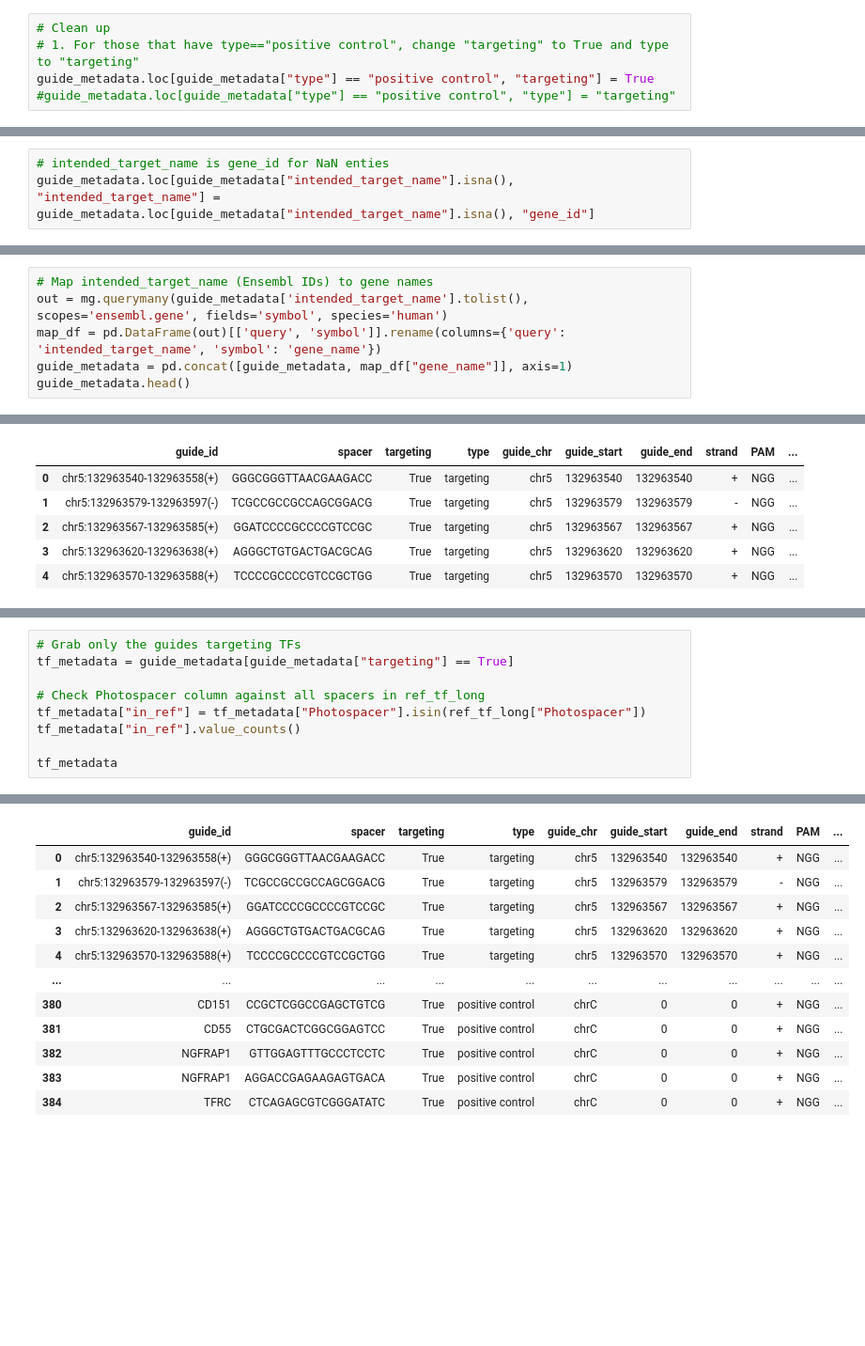
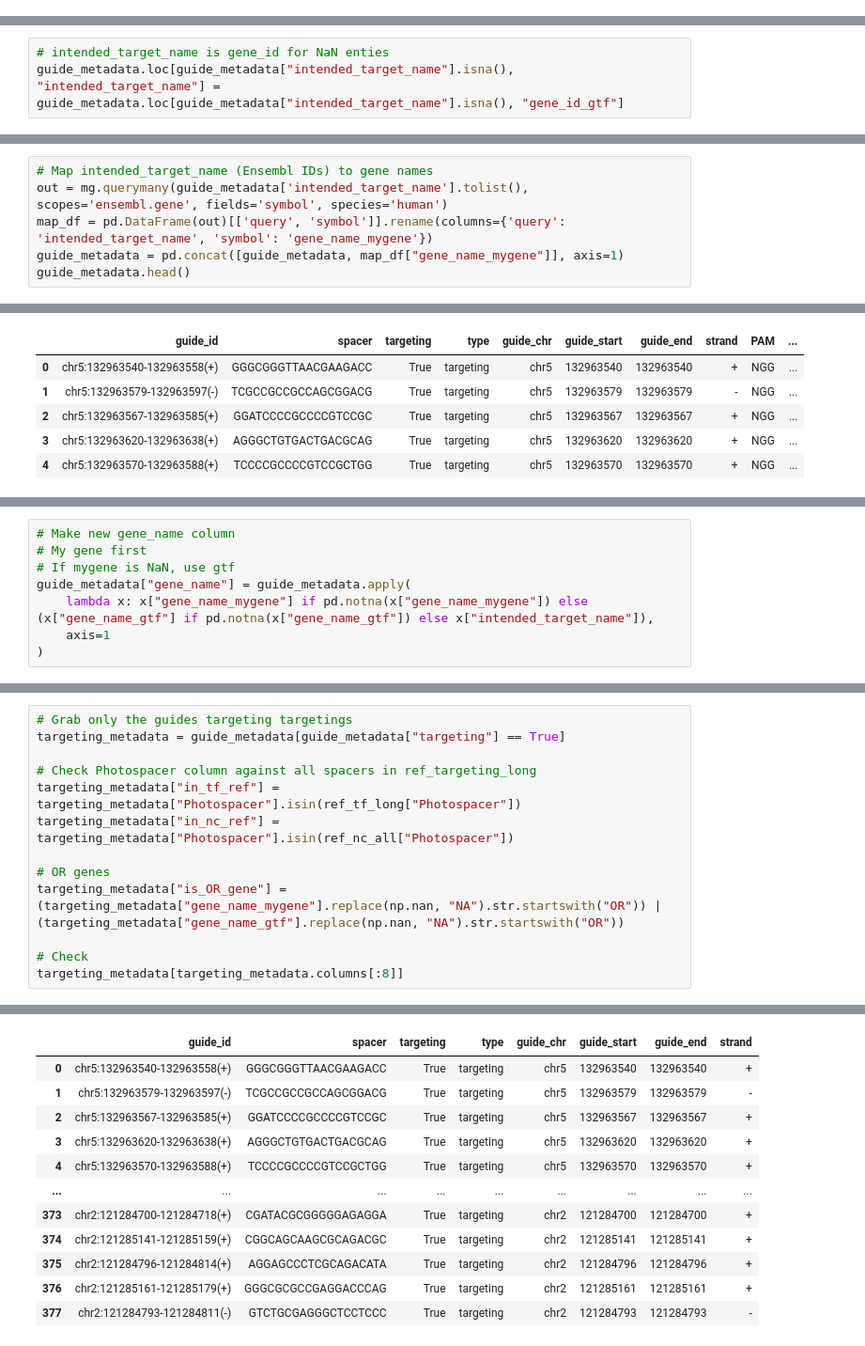
Before and after one commit to adamklie/tf_perturb_seq, a Jupyter notebook: scratch/2025_10_05/benchmark_guide_cleanup.ipynb, the cells around one changed output, grey strips where cells are left out. Shown at 94% size. Saved outputs shown, nothing was run; the diff lists cells and outputs as text; blank space fills up the shorter version.

Commit message:
updated benchmark metadata

```diff
--- a/scratch/2025_10_05/benchmark_guide_cleanup.ipynb
+++ b/scratch/2025_10_05/benchmark_guide_cleanup.ipynb
@@ -206,5 +309,0 @@ guide_metadata.head()
-# %%
-# Clean up
-# 1. For those that have type=="positive control", change "targeting" to True and type to "targeting"
-guide_metadata.loc[guide_metadata["type"] == "positive control", "targeting"] = True
-#guide_metadata.loc[guide_metadata["type"] == "positive control", "type"] = "targeting"
@@ -283,6 +376,6 @@ guide_metadata = guide_metadata.merge(best_hits, on="guide_id", how="left")
 # %%
 # intended_target_name is gene_id for NaN enties
-guide_metadata.loc[guide_metadata["intended_target_name"].isna(), "intended_target_name"] = guide_metadata.loc[guide_metadata["intended_target_name"].isna(), "gene_id"]
+guide_metadata.loc[guide_metadata["intended_target_name"].isna(), "intended_target_name"] = guide_metadata.loc[guide_metadata["intended_target_name"].isna(), "gene_id_gtf"]
 # %%
 len(guide_metadata[guide_metadata["intended_target_name"].isna()])
 # %% [output]
@@ -295,8 +388,8 @@ mg = MyGeneInfo()
 # %%
 # Map intended_target_name (Ensembl IDs) to gene names
 out = mg.querymany(guide_metadata['intended_target_name'].tolist(), scopes='ensembl.gene', fields='symbol', species='human')
-map_df = pd.DataFrame(out)[['query', 'symbol']].rename(columns={'query': 'intended_target_name', 'symbol': 'gene_name'})
-guide_metadata = pd.concat([guide_metadata, map_df["gene_name"]], axis=1)
+map_df = pd.DataFrame(out)[['query', 'symbol']].rename(columns={'query': 'intended_target_name', 'symbol': 'gene_name_mygene'})
+guide_metadata = pd.concat([guide_metadata, map_df["gene_name_mygene"]], axis=1)
 guide_metadata.head()
 # %% [output]
 Input sequence provided is already in string format. No operation performed
@@ -311,0 +415,8 @@ Input sequence provided is already in string format. No operation performed
+# %%
+# Make new gene_name column
+# My gene first
+# If mygene is NaN, use gtf
+guide_metadata["gene_name"] = guide_metadata.apply(
+    lambda x: x["gene_name_mygene"] if pd.notna(x["gene_name_mygene"]) else (x["gene_name_gtf"] if pd.notna(x["gene_name_gtf"]) else x["intended_target_name"]),
+    axis=1
+)
@@ -314,12 +660,16 @@ Input sequence provided is already in string format. No operation performed
 # %%
-# Grab only the guides targeting TFs
-tf_metadata = guide_metadata[guide_metadata["targeting"] == True]
+# Grab only the guides targeting targetings
+targeting_metadata = guide_metadata[guide_metadata["targeting"] == True]
 
-# Check Photospacer column against all spacers in ref_tf_long
-tf_metadata["in_ref"] = tf_metadata["Photospacer"].isin(ref_tf_long["Photospacer"])
-tf_metadata["in_ref"].value_counts()
+# Check Photospacer column against all spacers in ref_targeting_long
+targeting_metadata["in_tf_ref"] = targeting_metadata["Photospacer"].isin(ref_tf_long["Photospacer"])
+targeting_metadata["in_nc_ref"] = targeting_metadata["Photospacer"].isin(ref_nc_all["Photospacer"])
 
-tf_metadata
+# OR genes
+targeting_metadata["is_OR_gene"] = (targeting_metadata["gene_name_mygene"].replace(np.nan, "NA").str.startswith("OR")) | (targeting_metadata["gene_name_gtf"].replace(np.nan, "NA").str.startswith("OR"))
+
+# Check
+targeting_metadata[targeting_metadata.columns[:8]]
 # %% [output]
 A value is trying to be set on a copy of a slice from a DataFrame.
 Try using .loc[row_indexer,col_indexer] = value instead
@@ -329,12 +689,12 @@ See the caveats in the documentation: https://pandas.pydata.org/pandas-docs/stab
-|  | guide_id | spacer | targeting | type | guide_chr | guide_start | guide_end | strand | PAM | ... |
-| 0 | chr5:132963540-132963558(+) | GGGCGGGTTAACGAAGACC | True | targeting | chr5 | 132963540 | 132963540 | + | NGG | ... |
-| 1 | chr5:132963579-132963597(-) | TCGCCGCCGCCAGCGGACG | True | targeting | chr5 | 132963579 | 132963579 | - | NGG | ... |
-| 2 | chr5:132963567-132963585(+) | GGATCCCCGCCCCGTCCGC | True | targeting | chr5 | 132963567 | 132963567 | + | NGG | ... |
-| 3 | chr5:132963620-132963638(+) | AGGGCTGTGACTGACGCAG | True | targeting | chr5 | 132963620 | 132963620 | + | NGG | ... |
-| 4 | chr5:132963570-132963588(+) | TCCCCGCCCCGTCCGCTGG | True | targeting | chr5 | 132963570 | 132963570 | + | NGG | ... |
-| ... | ... | ... | ... | ... | ... | ... | ... | ... | ... | ... |
-| 380 | CD151 | CCGCTCGGCCGAGCTGTCG | True | positive control | chrC | 0 | 0 | + | NGG | ... |
-| 381 | CD55 | CTGCGACTCGGCGGAGTCC | True | positive control | chrC | 0 | 0 | + | NGG | ... |
-| 382 | NGFRAP1 | GTTGGAGTTTGCCCTCCTC | True | positive control | chrC | 0 | 0 | + | NGG | ... |
-| 383 | NGFRAP1 | AGGACCGAGAAGAGTGACA | True | positive control | chrC | 0 | 0 | + | NGG | ... |
-| 384 | TFRC | CTCAGAGCGTCGGGATATC | True | positive control | chrC | 0 | 0 | + | NGG | ... |
+|  | guide_id | spacer | targeting | type | guide_chr | guide_start | guide_end | strand |
+| 0 | chr5:132963540-132963558(+) | GGGCGGGTTAACGAAGACC | True | targeting | chr5 | 132963540 | 132963540 | + |
+| 1 | chr5:132963579-132963597(-) | TCGCCGCCGCCAGCGGACG | True | targeting | chr5 | 132963579 | 132963579 | - |
+| 2 | chr5:132963567-132963585(+) | GGATCCCCGCCCCGTCCGC | True | targeting | chr5 | 132963567 | 132963567 | + |
+| 3 | chr5:132963620-132963638(+) | AGGGCTGTGACTGACGCAG | True | targeting | chr5 | 132963620 | 132963620 | + |
+| 4 | chr5:132963570-132963588(+) | TCCCCGCCCCGTCCGCTGG | True | targeting | chr5 | 132963570 | 132963570 | + |
+| ... | ... | ... | ... | ... | ... | ... | ... | ... |
+| 373 | chr2:121284700-121284718(+) | CGATACGCGGGGGAGAGGA | True | targeting | chr2 | 121284700 | 121284700 | + |
+| 374 | chr2:121285141-121285159(+) | CGGCAGCAAGCGCAGACGC | True | targeting | chr2 | 121285141 | 121285141 | + |
+| 375 | chr2:121284796-121284814(+) | AGGAGCCCTCGCAGACATA | True | targeting | chr2 | 121284796 | 121284796 | + |
+| 376 | chr2:121285161-121285179(+) | GGGCGCGCCGAGGACCCAG | True | targeting | chr2 | 121285161 | 121285161 | + |
+| 377 | chr2:121284793-121284811(-) | GTCTGCGAGGGCTCCTCCC | True | targeting | chr2 | 121284793 | 121284793 | - |
```
Also changed, not shown: parts of 76 cells of this notebook.
